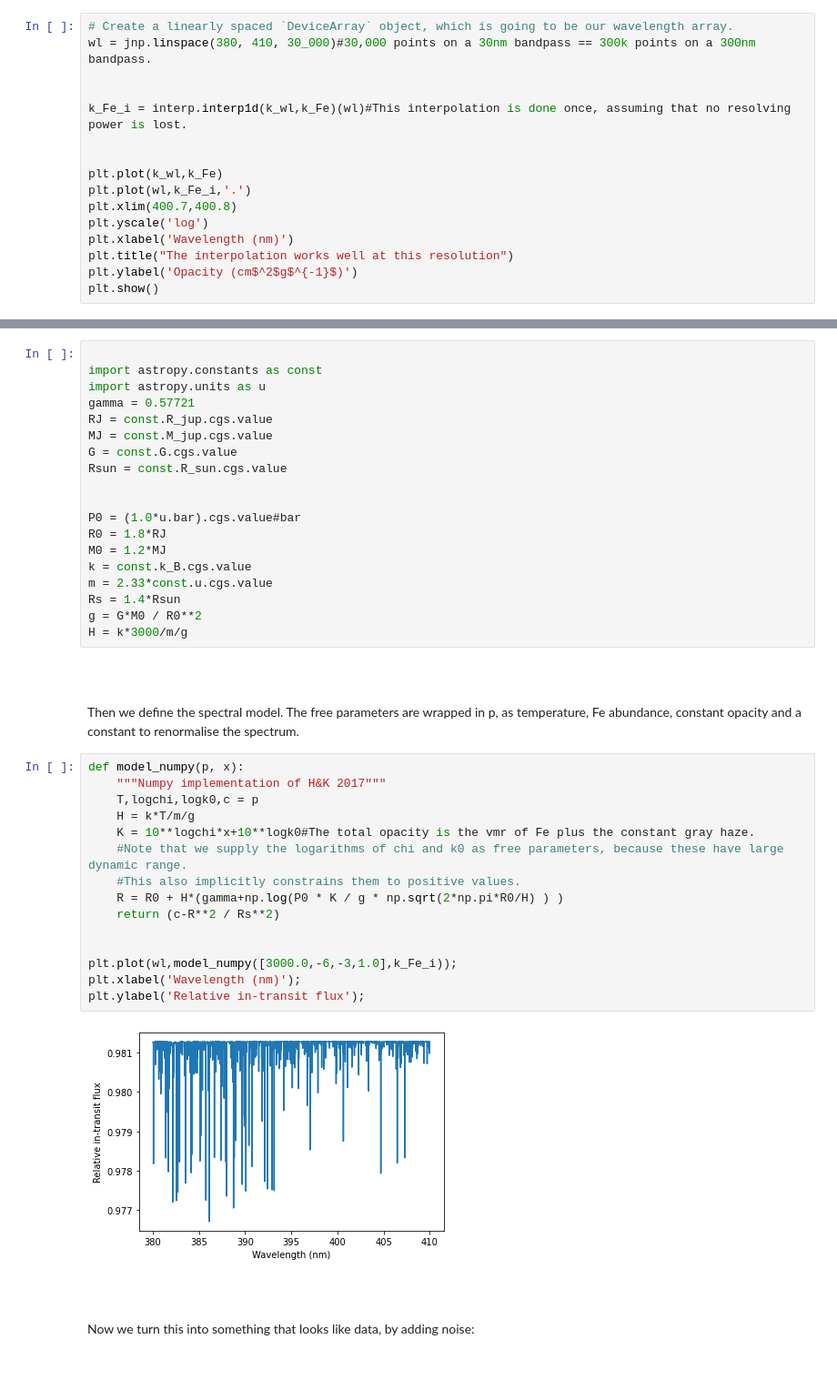
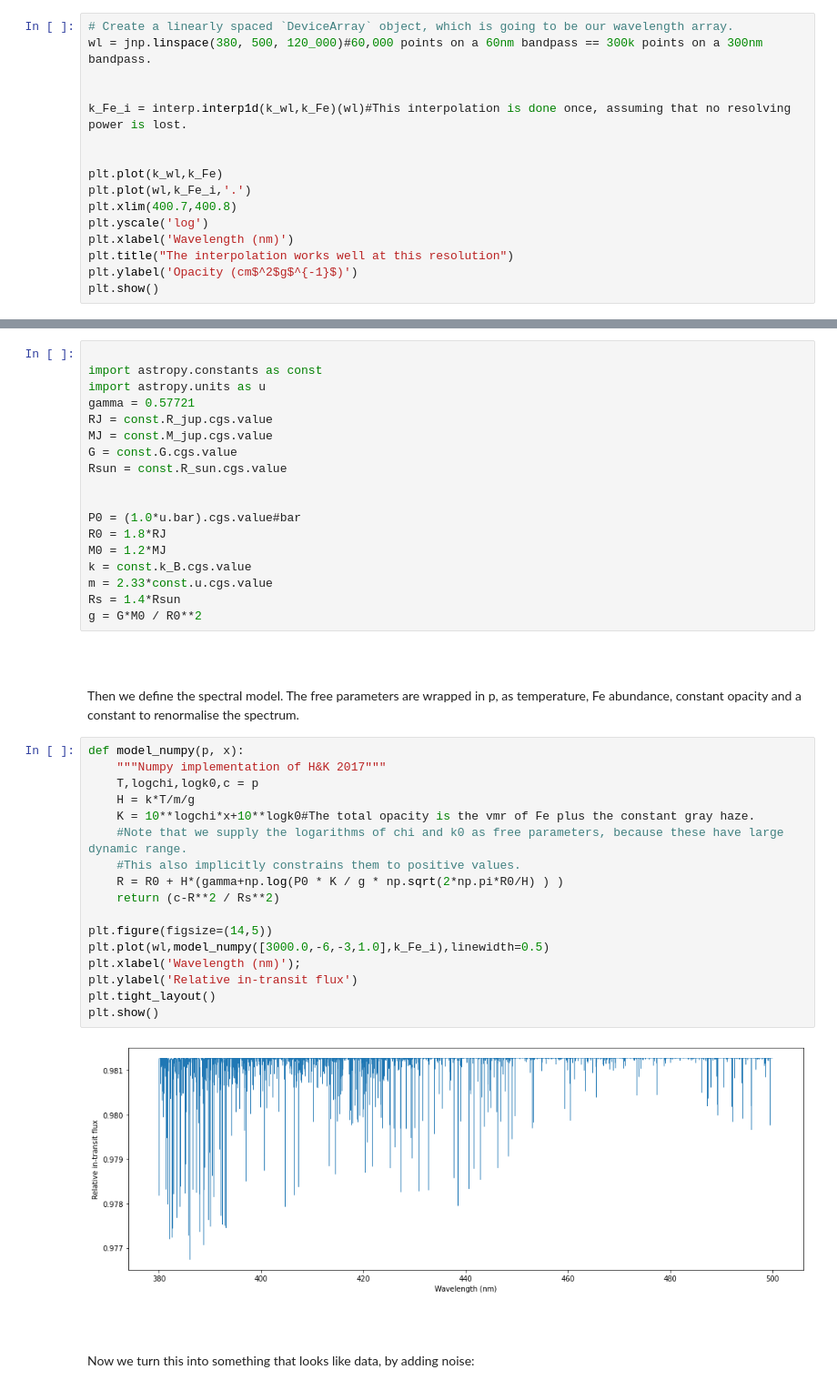
Before and after one commit to Hoeijmakers/jax-hires-coffee, a Jupyter notebook: hires-demo.ipynb, the cells around one changed output, grey strips where cells are left out. Shown at 91% size. Saved outputs shown, nothing was run; the diff lists cells and outputs as text.

```diff
--- a/hires-demo.ipynb
+++ b/hires-demo.ipynb
@@ -63,7 +67,7 @@ plt.ylabel('Opacity (cm$^2$g$^{-1}$)');
 ### Interpolating the opacity function onto the data wavelength array.
 # %%
 # Create a linearly spaced `DeviceArray` object, which is going to be our wavelength array.
-wl = jnp.linspace(380, 410, 30_000)#30,000 points on a 30nm bandpass == 300k points on a 300nm bandpass.
+wl = jnp.linspace(380, 500, 120_000)#60,000 points on a 60nm bandpass == 300k points on a 300nm bandpass.
 
 
 k_Fe_i = interp.interp1d(k_wl,k_Fe)(wl)#This interpolation is done once, assuming that no resolving power is lost.
@@ -102,7 +106,6 @@ k = const.k_B.cgs.value
 m = 2.33*const.u.cgs.value
 Rs = 1.4*Rsun
 g = G*M0 / R0**2
-H = k*3000/m/g
 # %% [markdown]
 
 <br>
@@ -111,20 +114,22 @@ Then we define the spectral model. The free parameters are wrapped in p, as temp
 # %%
 def model_numpy(p, x):
     """Numpy implementation of H&K 2017"""
     T,logchi,logk0,c = p
     H = k*T/m/g
     K = 10**logchi*x+10**logk0#The total opacity is the vmr of Fe plus the constant gray haze.
     #Note that we supply the logarithms of chi and k0 as free parameters, because these have large dynamic range.
     #This also implicitly constrains them to positive values.
     R = R0 + H*(gamma+np.log(P0 * K / g * np.sqrt(2*np.pi*R0/H) ) )
     return (c-R**2 / Rs**2)
 
-
-plt.plot(wl,model_numpy([3000.0,-6,-3,1.0],k_Fe_i));
+plt.figure(figsize=(14,5))
+plt.plot(wl,model_numpy([3000.0,-6,-3,1.0],k_Fe_i),linewidth=0.5)
 plt.xlabel('Wavelength (nm)');
-plt.ylabel('Relative in-transit flux');
+plt.ylabel('Relative in-transit flux')
+plt.tight_layout()
+plt.show()
 # %% [output]
-[figure, old version]
+[figure, new version]
 # %% [markdown]
 <br><br>
 Now we turn this into something that looks like data, by adding noise:
```
Also changed, not shown: parts of 32 cells of this notebook.
